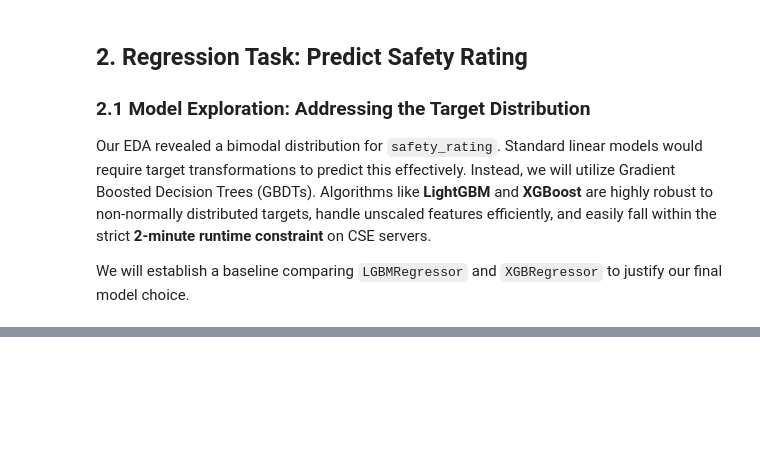
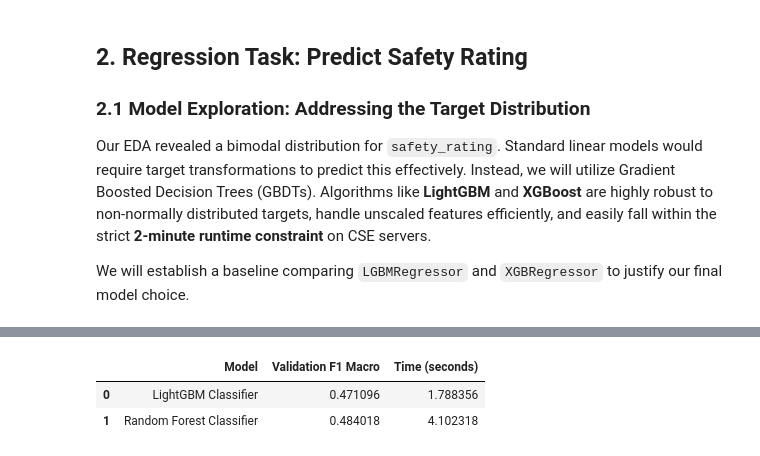
Before and after one commit to A-Ariyanto/ml-side-project, a Jupyter notebook: z5543164.ipynb, the cells around one changed output, grey strips where cells are left out. Drawn from its saved outputs; the diff is of its cells as text; code cells hidden in the pictures; blank space fills up the shorter version.

```diff
--- a/z5543164.ipynb
+++ b/z5543164.ipynb
@@ -230,0 +369,12 @@ OSError: dlopen(/opt/miniconda3/envs/ass3/lib/python3.13/site-packages/lightgbm/
+# %%
+from lightgbm import LGBMClassifier
+from sklearn.ensemble import RandomForestClassifier
+
+# Initialize classifiers with 'balanced' class weights to tackle the 94:6 imbalance
+lgbm_clf_base = LGBMClassifier(class_weight='balanced', random_state=42, n_jobs=-1, verbose=-1)
+rf_clf_base = RandomForestClassifier(class_weight='balanced', random_state=42, n_jobs=-1)
+
+models_clf = {
+    "LightGBM Classifier": lgbm_clf_base,
+    "Random Forest Classifier": rf_clf_base
+}
@@ -230,0 +384,32 @@ OSError: dlopen(/opt/miniconda3/envs/ass3/lib/python3.13/site-packages/lightgbm/
+# %%
+from sklearn.metrics import f1_score
+import time
+
+results_clf = []
+
+for name, model in models_clf.items():
+    start_time = time.time()
+
+    # Fit the model
+    model.fit(X_train_clf, y_train_clf)
+
+    # Predict on validation set
+    y_pred_clf = model.predict(X_val_clf)
+
+    # Calculate F1 Macro
+    f1_macro = f1_score(y_val_clf, y_pred_clf, average='macro')
+
+    elapsed_time = time.time() - start_time
+    results_clf.append({
+        "Model": name,
+        "Validation F1 Macro": f1_macro,
+        "Time (seconds)": elapsed_time
+    })
+
+# Display the comparison
+results_clf_df = pd.DataFrame(results_clf)
+display(results_clf_df)
+# %% [output]
+|  | Model | Validation F1 Macro | Time (seconds) |
+| 0 | LightGBM Classifier | 0.471096 | 1.788356 |
+| 1 | Random Forest Classifier | 0.484018 | 4.102318 |
```
Also changed, not shown: parts of 19 cells of this notebook, 1 other file.
